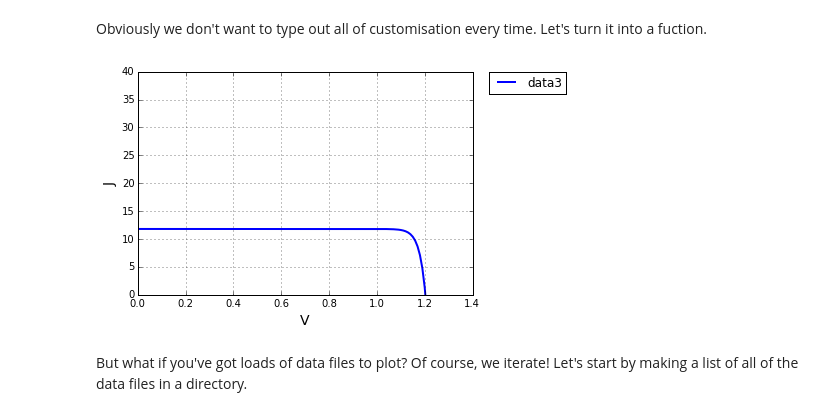
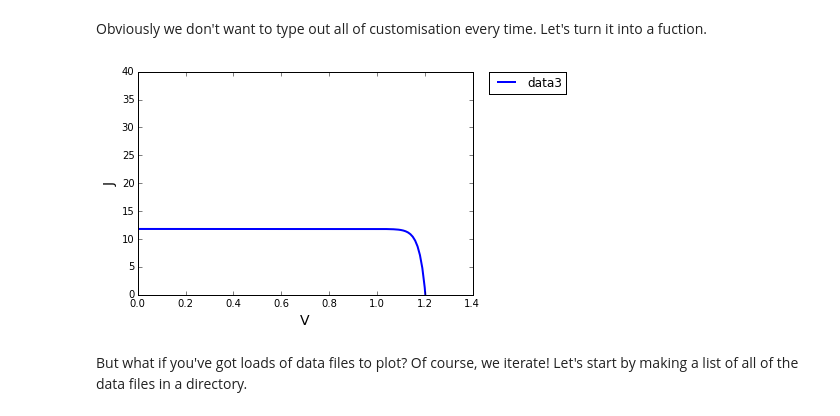
Before and after one commit to jmball/Python_Course, a Jupyter notebook: Lesson3.ipynb, the cells around one changed output. Saved outputs shown, nothing was run; the diff lists cells and outputs as text; code cells hidden in the pictures.

```diff
--- a/Lesson3.ipynb
+++ b/Lesson3.ipynb
@@ -280,19 +283,19 @@ Obviously we don't want to type out all of customisation every time. Let's turn
 # %%
 def custom_xy_line(data, filepath):
     """
     Custom line graph.
     """
 
     plt.pyplot.plot(data[:,0],data[:,1], label=filepath.strip('.txt'), linestyle='-',linewidth=2.0)
     plt.pyplot.xlabel(labels[0], size=14)
     plt.pyplot.ylabel(labels[1], size=14)
     plt.pyplot.axis([0, 1.4, 0, 40])
-    plt.pyplot.grid(True)
+    plt.pyplot.grid(False)
     plt.pyplot.legend(loc=2, bbox_to_anchor = (1.05,1), borderaxespad=0.)
 
 custom_xy_line(data, filepath)
 # %% [output]
-[figure, old version]
+[figure, new version]
 # %% [markdown]
 But what if you've got loads of data files to plot? Of course, we iterate! Let's start by making a list of all of the data files in a directory.
 # %%
```
Also changed, not shown: parts of 5 cells of this notebook, 4 other files.
